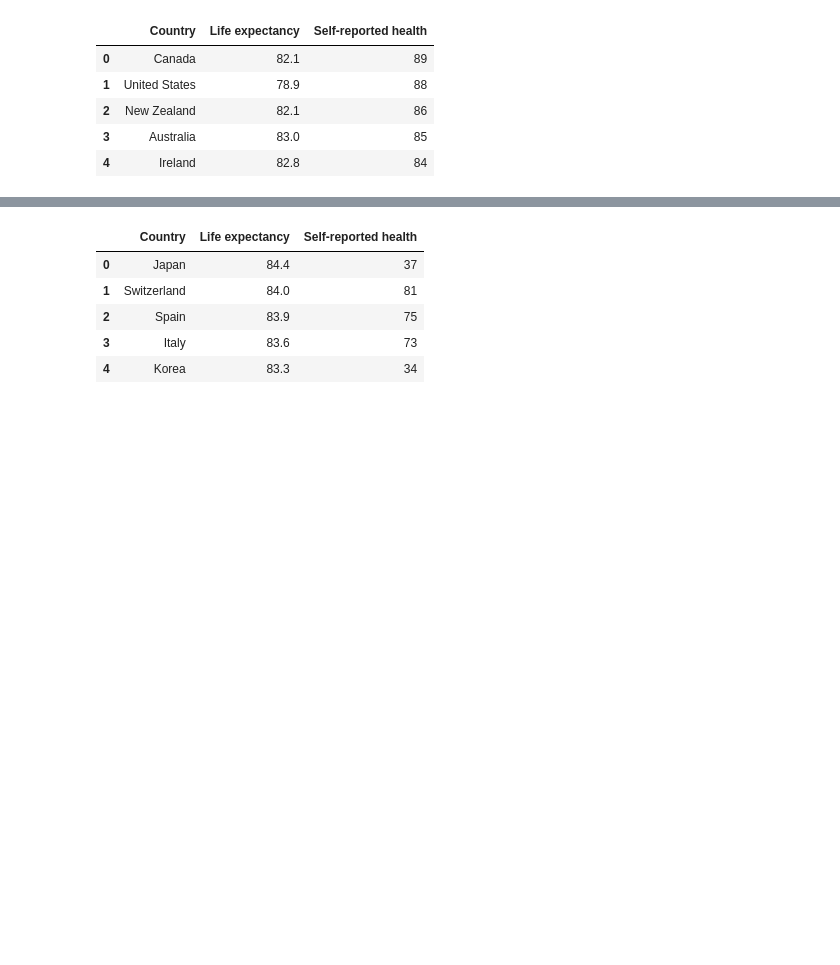
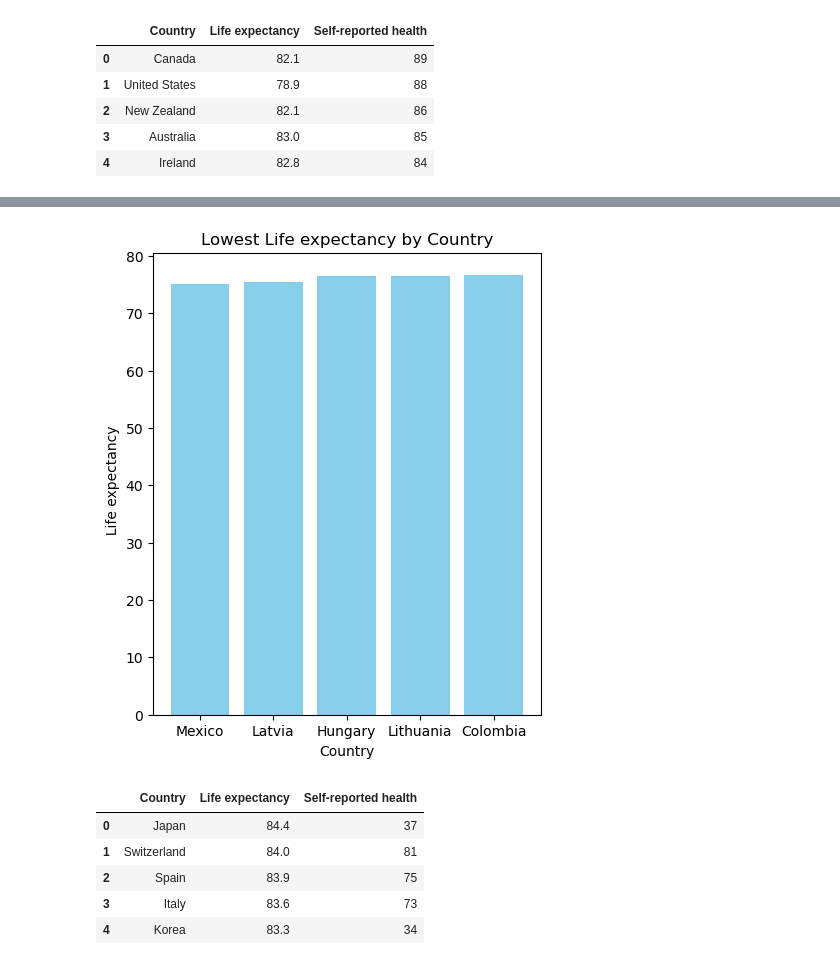
Before and after one commit to tdavis309/Capstone-1, a Jupyter notebook: capstone1.ipynb, the cells around one changed output, grey strips where cells are left out. Drawn from its saved outputs; the diff is of its cells as text; code cells hidden in the pictures; blank space fills up the shorter version.

```diff
--- a/capstone1.ipynb
+++ b/capstone1.ipynb
@@ -73,3 +73,6 @@ top_SRH
 | 2 | New Zealand | 82.1 | 86 |
 | 3 | Australia | 83.0 | 85 |
 | 4 | Ireland | 82.8 | 84 |
+# %%
+low_LE = top_country.sort_values("  Life expectancy").reset_index(drop = True).head(5)
+low_LE
@@ -76,3 +86,12 @@ top_SRH
+# %%
+plt.figure(figsize=(5, 6))
+plt.bar(low_LE['Country'], low_LE["  Life expectancy"], color='skyblue')
+plt.title('Lowest Life expectancy by Country')
+plt.xlabel('Country')
+plt.ylabel('  Life expectancy')
+plt.show()
+# %% [output]
+[figure, added]
 # %%
 #Now lets comare it based on life expectancy
 top_LE = top_country.sort_values("  Life expectancy", ascending = False).reset_index(drop = True).head(5)
```
Also changed, not shown: parts of 29 cells of this notebook.
